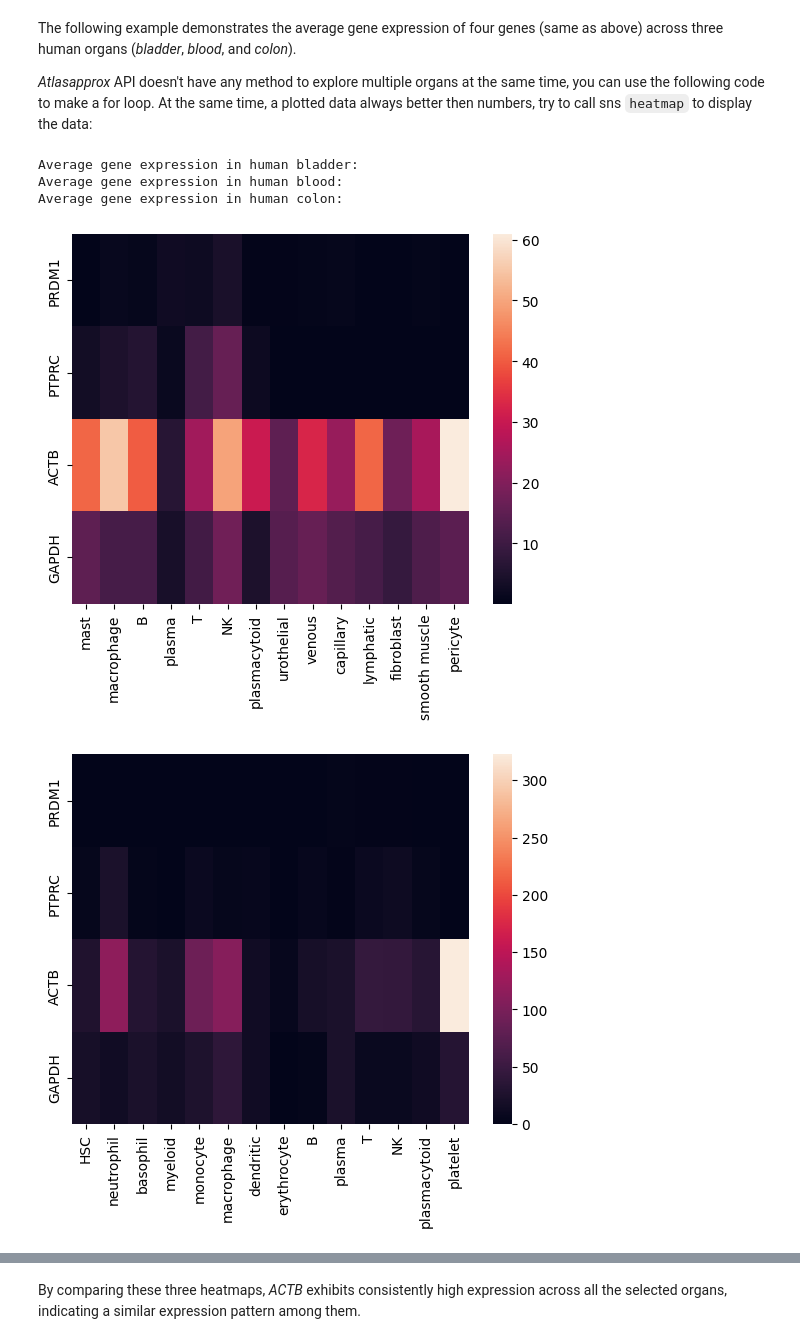
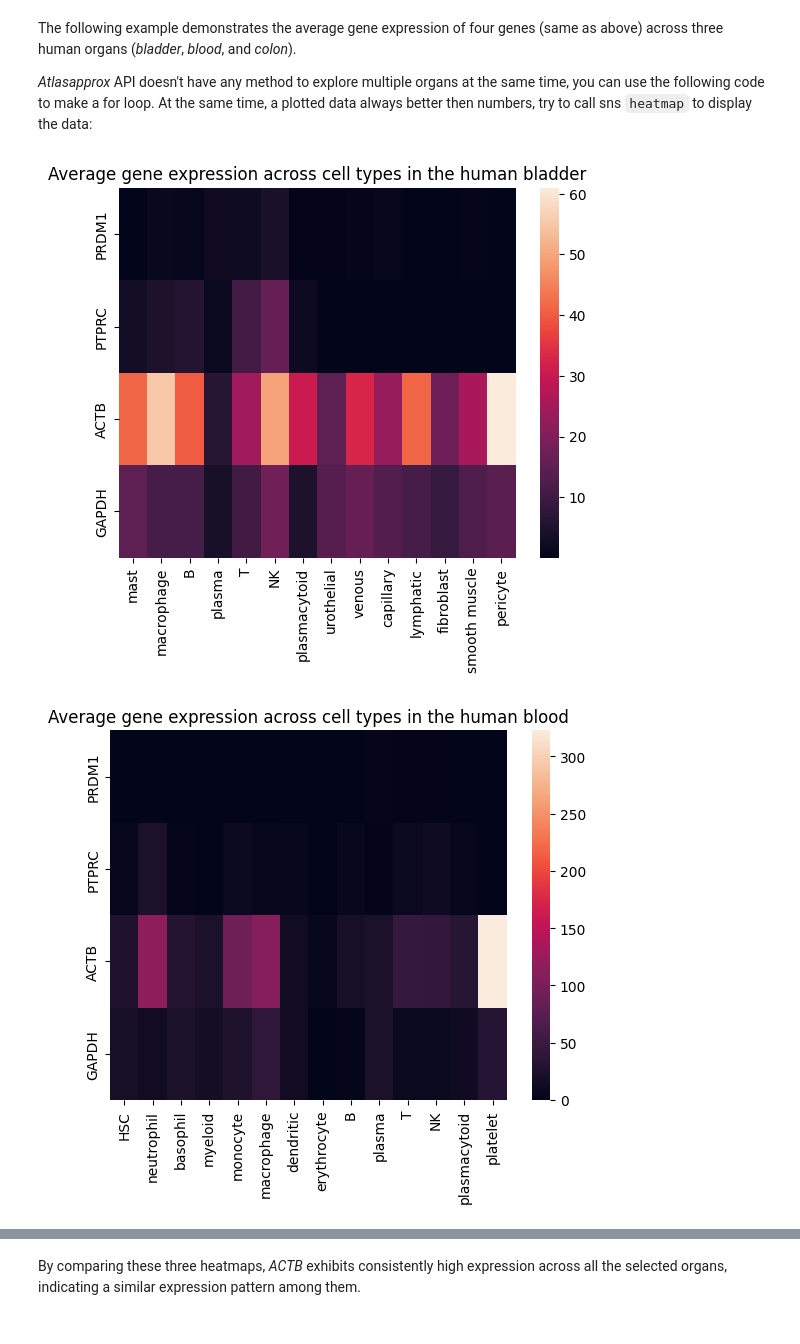
Before and after one commit to Amber-Xu914/atlasapprox_api_tutorials, a Jupyter notebook: python/explore_average_expression.ipynb, the cells around one changed output, grey strips where cells are left out. Saved outputs shown, nothing was run; the diff lists cells and outputs as text; code cells hidden in the pictures.

```diff
--- a/python/explore_average_expression.ipynb
+++ b/python/explore_average_expression.ipynb
@@ -107,28 +107,28 @@ The following example demonstrates the average gene expression of four genes (sa
 # %%
 # Define the target organs.
 organ_list = ['bladder','blood','colon']
 
 # create a dictionary to store each avg_gene_expr
 avg_gene_expr_dic = {}
 
 # Loop through organ_list and display the results
 for organ in organ_list:
     avg_gene_expr = api.average(
         organism='h_sapiens',
         organ=organ,
         features=['PRDM1', 'PTPRC', 'ACTB', 'GAPDH'],
     )
 
-    # Store results into dic
+    # Store results into dictionary
     avg_gene_expr_dic[organ] = avg_gene_expr
 
-    # Display heatmap
-    print(f'Average gene expression in human {organ}: ')
+    # Set up figure and display heatmap
     plt.figure()
+    plt.title(f'Average gene expression across cell types in the human {organ}')
     sns.heatmap(avg_gene_expr)
+
+    # Show the plot
+    plt.show()
 # %% [output]
-Average gene expression in human bladder:
-Average gene expression in human blood:
-Average gene expression in human colon:
-[figure, old version]
+[figure, new version]
-[figure, old version]
+[figure, new version]
```
Also changed, not shown: parts of 1 cell of this notebook.
